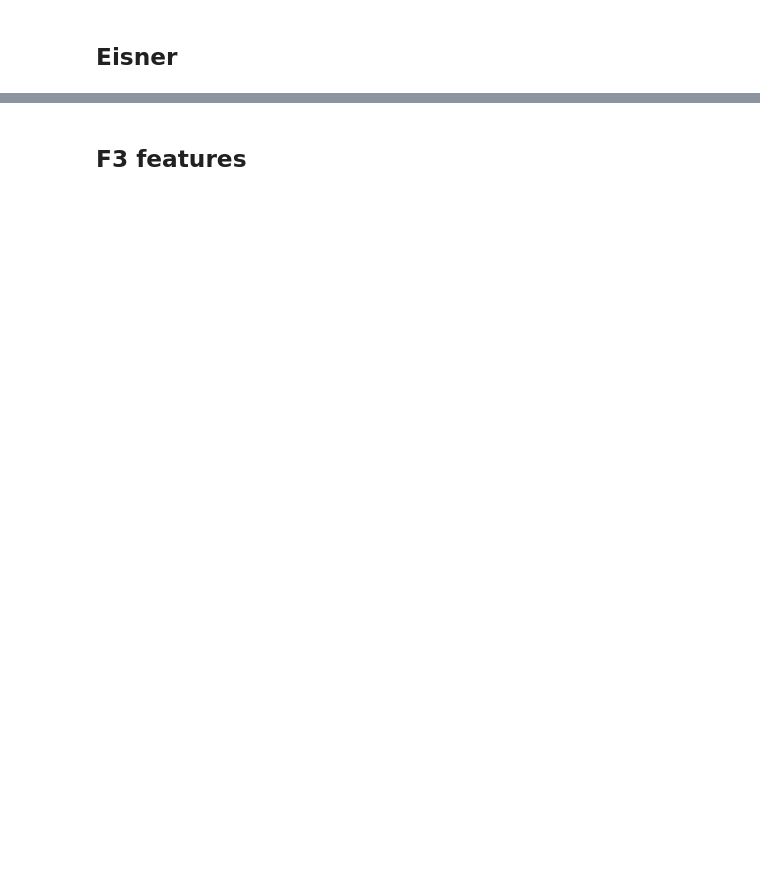
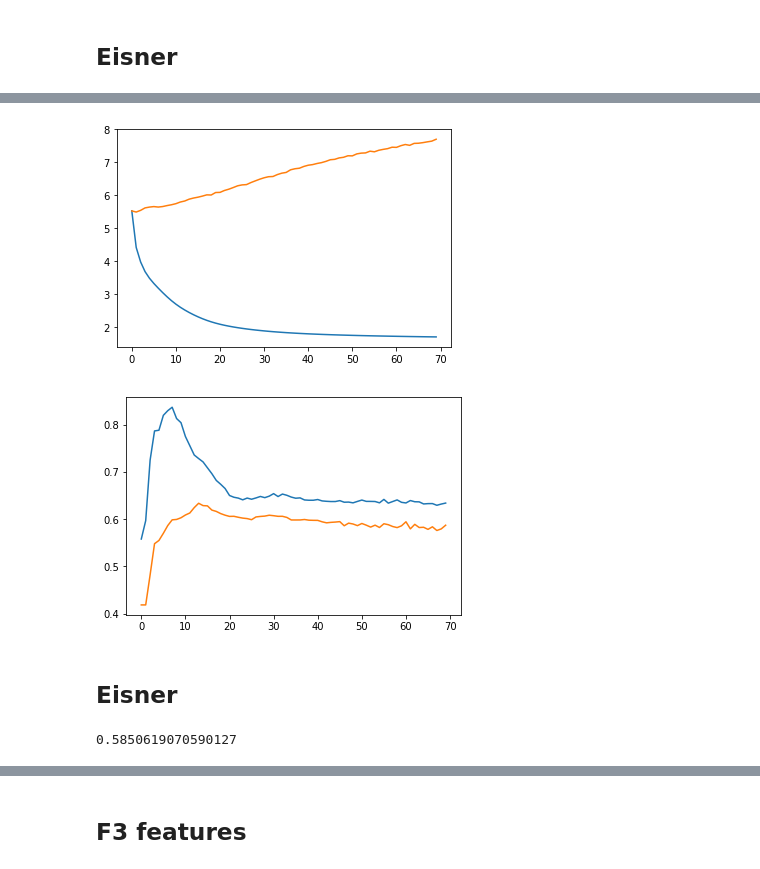
Before and after one commit to LouisGerard/Eisner, a Jupyter notebook: Eisner.ipynb, the cells around one changed output, grey strips where cells are left out. Drawn from its saved outputs; the diff is of its cells as text; code cells hidden in the pictures; blank space fills up the shorter version.

```diff
--- a/Eisner.ipynb
+++ b/Eisner.ipynb
@@ -564,0 +842,2 @@ utils.score_las('fr_test_f2_n.conll', 'UD_French-GSD/fr_gsd-ud-test.conllu')
+# %%
+mean_embedding = f2.default_embedding(embeddings, 300)
@@ -564,0 +846,3 @@ utils.score_las('fr_test_f2_n.conll', 'UD_French-GSD/fr_gsd-ud-test.conllu')
+# %%
+x_train, y_train = utils.create_dataset(f2.sentences_ja_train, f2, morphos_vec, embeddings, mean_embedding, with_negatives=False)
+x_train.shape, y_train.shape
@@ -564,0 +851,3 @@ utils.score_las('fr_test_f2_n.conll', 'UD_French-GSD/fr_gsd-ud-test.conllu')
+# %%
+x_test, y_test = utils.create_dataset(f2.sentences_fr_dev, f2, morphos_vec, embeddings, mean_embedding, with_negatives=False)
+x_test.shape, y_test.shape
@@ -564,0 +858,11 @@ utils.score_las('fr_test_f2_n.conll', 'UD_French-GSD/fr_gsd-ud-test.conllu')
+# %%
+modelf2 = keras.models.Sequential()
+modelf2.add(keras.layers.Dense(393, activation='sigmoid', input_dim=793))
+modelf2.add(keras.layers.Dense(150, activation='sigmoid'))
+modelf2.add(keras.layers.Dense(39, activation='softplus'))
+
+tensorboard = keras.callbacks.TensorBoard(log_dir="logs/{}".format(time.time()))
+opt = keras.optimizers.Adam(lr=0.0001)
+
+modelf2.compile(opt, 'categorical_crossentropy', metrics=['accuracy'])
+modelf2.summary()
@@ -564,0 +883,31 @@ utils.score_las('fr_test_f2_n.conll', 'UD_French-GSD/fr_gsd-ud-test.conllu')
+# %%
+h = modelf2.fit(x_train, y_train, epochs=70, batch_size=1024, validation_data=(x_test, y_test), verbose=0, callbacks=[tensorboard])
+
+x_plt = np.arange(len(h.history['loss']))
+plt.plot(x_plt, h.history['loss'], label='train')
+plt.plot(x_plt, h.history['val_loss'], label='test')
+plt.show()
+
+plt.plot(x_plt, h.history['acc'], label='train')
+plt.plot(x_plt, h.history['val_acc'], label='test')
+plt.show()
+# %% [output]
+[figure, added]
+[figure, added]
+# %% [markdown]
+## Eisner
+# %%
+sentences_test = utils.predict_sentences(
+    'UD_Japanese-GSD-master/ja_gsd-ud-test.conllu',
+     f2,
+     morphos_vec,
+     embeddings,
+     mean_embedding,
+     model=modelf2,
+     features_enabled=[0, 2, 3, 5, 6, 7],
+     root=[0, 'ROOT', 'ROOT', '_', 0, 'root']
+)
+utils.write_conllu(sentences_test, f2, 'UD_Japanese-GSD-master/ja_gsd-ud-test.conllu', 'ja_test_f2_n.conll')
+utils.score_las('ja_test_f2_n.conll', 'UD_Japanese-GSD-master/ja_gsd-ud-test.conllu')
+# %% [output]
+0.5850619070590127
```
Also changed, not shown: parts of 64 cells of this notebook, 1 other file.
